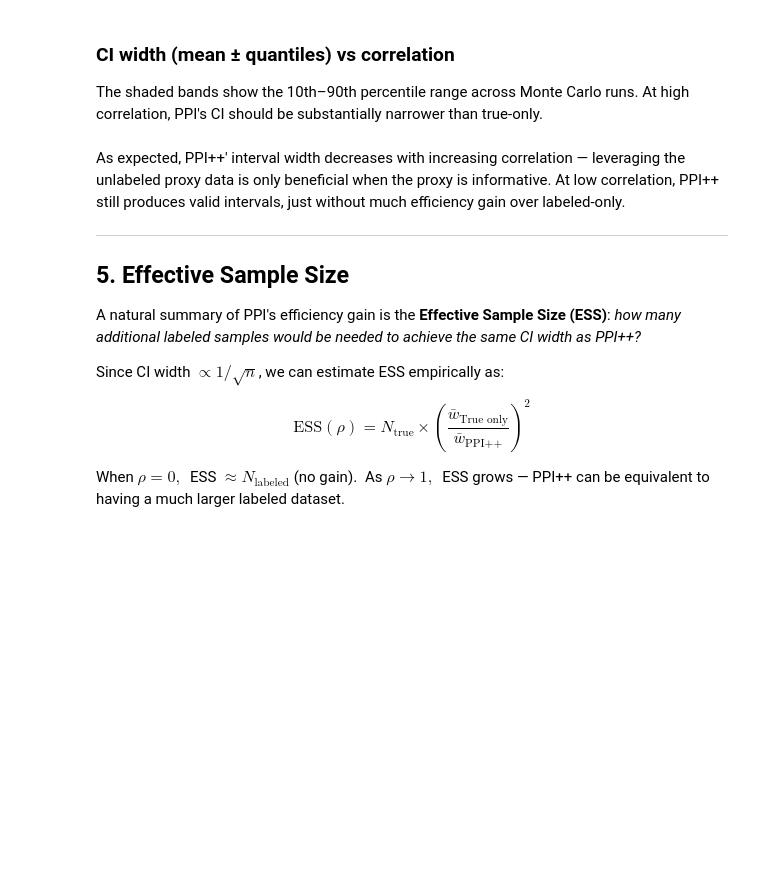
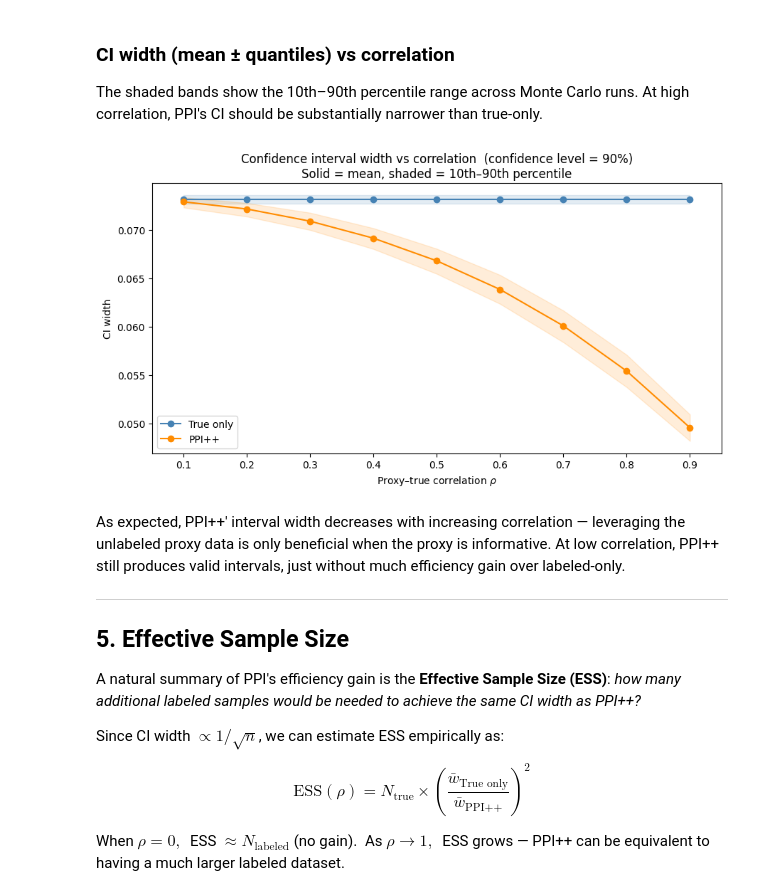
Before and after one commit to EmertonData/glide, a Jupyter notebook: docs/deep_dive/ppi_validation.ipynb, the cells around one changed output. Saved outputs shown, nothing was run; the diff lists cells and outputs as text; code cells hidden in the pictures; blank space fills up the shorter version.

```diff
--- a/docs/deep_dive/ppi_validation.ipynb
+++ b/docs/deep_dive/ppi_validation.ipynb
@@ -208,50 +282,39 @@ Coverage validity is necessary but not sufficient — we also want **short** int
 
 We measure CI widths over `N_SEEDS` Monte Carlo runs and report the **mean** and the **10th–90th percentile band** to capture variability.
 # %%
-def simulate_ci_widths(correlation, n_seeds=N_SEEDS, confidence_level=CONFIDENCE_LEVEL):
-    """Return an array of CI widths and ESS values for each method over n_seeds runs."""
-    widths = {m: [] for m in METHODS}
-    ess_samples = []
-    for seed in range(n_seeds):
-        ds = generate_dataset_binary(
-            n=N_TRUE, N=N_PROXY,
-            true_mean=TRUE_MEAN, proxy_mean=PROXY_MEAN,
-            correlation=correlation, random_seed=seed,
-        )
-        est = generate_estimates(ds, confidence_level=confidence_level)
-        for m in METHODS:
-            widths[m].append(est[m]["CI"][1] - est[m]["CI"][0])
-        ess_samples.append(est['PPI++']['ess'])
-    result = {m: np.array(widths[m]) for m in METHODS}
-    result['ESS'] = np.array(ess_samples)
-    return result
+# Derive CI widths from the same per-seed stats — no additional simulation needed.
+z_score = sp_norm.ppf((1 + CONFIDENCE_LEVEL) / 2)
+width_by_corr = {
+    rho: {m: 2 * z_score * raw_stats[rho][m]['stds'] for m in METHODS}
+    for rho in correlations
+}
 # %% [markdown]
 ### CI width (mean ± quantiles) vs correlation
 
 The shaded bands show the 10th–90th percentile range across Monte Carlo runs.
 At high correlation, PPI's CI should be substantially narrower than true-only.
 # %%
-width_by_corr = {rho: simulate_ci_widths(rho) for rho in correlations}
-
 fig, ax = plt.subplots(figsize=(9, 5))
 plot_methods_w = ['True only', 'PPI++']
 colors_w = {'True only': 'steelblue', 'PPI++': 'darkorange'}
 
 for m in plot_methods_w:
     means_w = [np.mean(width_by_corr[rho][m]) for rho in correlations]
     q10 = [np.percentile(width_by_corr[rho][m], 10) for rho in correlations]
     q90 = [np.percentile(width_by_corr[rho][m], 90) for rho in correlations]
     ax.plot(correlations, means_w, marker='o', label=m, color=colors_w[m])
     ax.fill_between(correlations, q10, q90, alpha=0.15, color=colors_w[m])
 
 ax.set_xlabel('Proxy–true correlation $\\rho$')
 ax.set_ylabel('CI width')
 ax.set_title(f'Confidence interval width vs correlation  (confidence level = {CONFIDENCE_LEVEL:.0%})\n'
              'Solid = mean, shaded = 10th–90th percentile')
 ax.set_xlim(0.05, 0.95)
 ax.legend()
 plt.tight_layout()
 plt.show()
+# %% [output]
+[figure, added]
 # %% [markdown]
 As expected, PPI++' interval width decreases with increasing correlation — leveraging the unlabeled proxy data is only beneficial when the proxy is informative. At low correlation, PPI++ still produces valid intervals, just without much efficiency gain over labeled-only.
 
```
Also changed, not shown: parts of 12 cells of this notebook.
